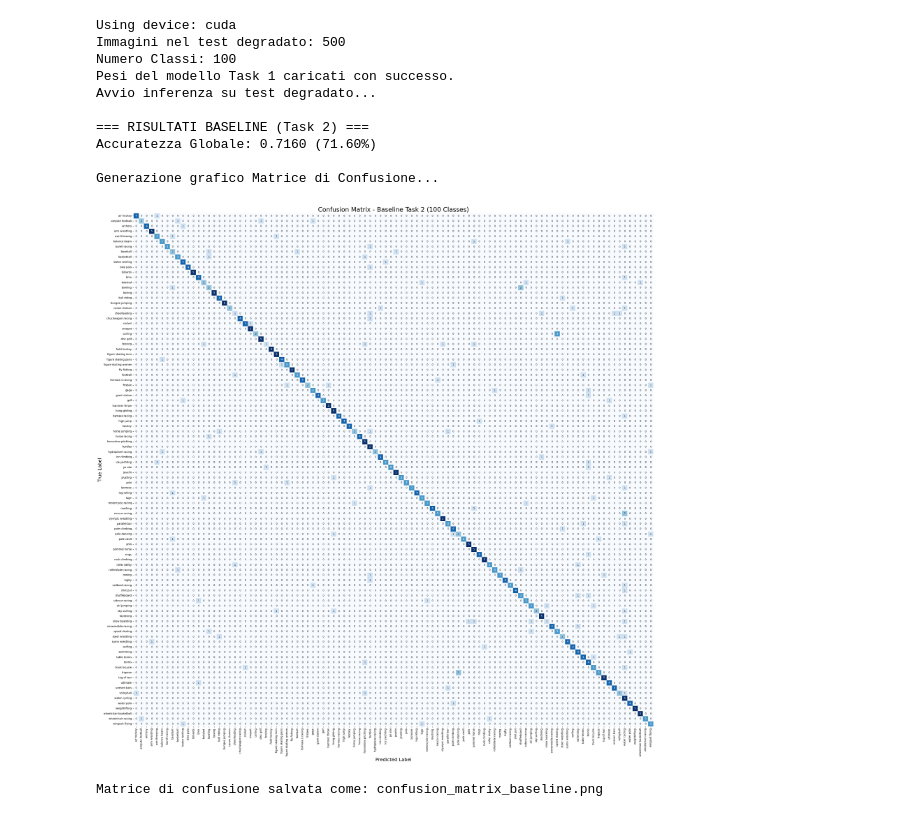
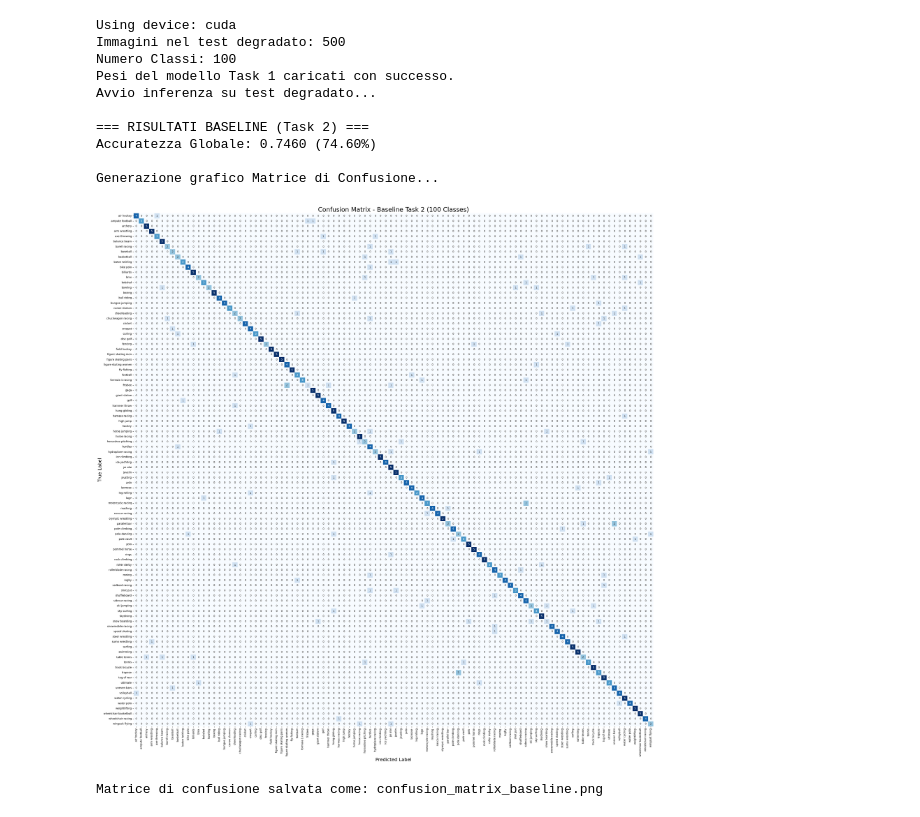
Before and after one commit to oleksandragolub/Progetto-Visual, a Jupyter notebook: versioni_task2/task2-baseline-visual.ipynb, the cells around one changed output. Drawn from its saved outputs; the diff is of its cells as text; code cells hidden in the pictures.

Commit message:
uptade the basline with the correct model trained with seed

```diff
--- a/versioni_task2/task2-baseline-visual.ipynb
+++ b/versioni_task2/task2-baseline-visual.ipynb
@@ -14,7 +14,7 @@ from sklearn.metrics import accuracy_score, confusion_matrix
 # ==========================================
 # Percorso alla cartella 'test_degradato' (Verifica che sia corretto nel tuo ambiente)
 DEGRADED_TEST_DIR = "/kaggle/input/datasets/andreaspagnolo/visual-exam-dataset-2/visual_dataset/test_degradato"
-MODEL_PATH = "/kaggle/input/models/andreaspagnolo/resne18-task1/pytorch/default/1/best_model.pth"
+MODEL_PATH = "/kaggle/input/models/andreaspagnolo/resnet18-task1/pytorch/default/1/best_model_for_task1-db2-resnet-with-seed.pth"
 BATCH_SIZE = 64
 NUM_CLASSES = 100
 DEVICE = torch.device("cuda" if torch.cuda.is_available() else "cpu")
@@ -122,33 +122,33 @@ def run_baseline_with_cm():
             _, preds = torch.max(outputs, 1)
 
             all_preds.extend(preds.cpu().numpy())
             all_targets.extend(labels.cpu().numpy())
 
     # Calcolo Metriche
     acc = accuracy_score(all_targets, all_preds)
     print(f"\n=== RISULTATI BASELINE (Task 2) ===")
     print(f"Accuratezza Globale: {acc:.4f} ({acc*100:.2f}%)")
 
     # Calcolo Matrice di Confusione
     cm = confusion_matrix(all_targets, all_preds)
 
     # Visualizzazione
     print("\nGenerazione grafico Matrice di Confusione...")
     plot_confusion_matrix(cm, class_names)
 
 # Esegui la baseline
 if __name__ == "__main__":
     run_baseline_with_cm()
 # %% [output]
 Using device: cuda
 Immagini nel test degradato: 500
 Numero Classi: 100
 Pesi del modello Task 1 caricati con successo.
 Avvio inferenza su test degradato...
 
 === RISULTATI BASELINE (Task 2) ===
-Accuratezza Globale: 0.7160 (71.60%)
+Accuratezza Globale: 0.7460 (74.60%)
 
 Generazione grafico Matrice di Confusione...
-[figure, old version]
+[figure, new version]
 Matrice di confusione salvata come: confusion_matrix_baseline.png
```
